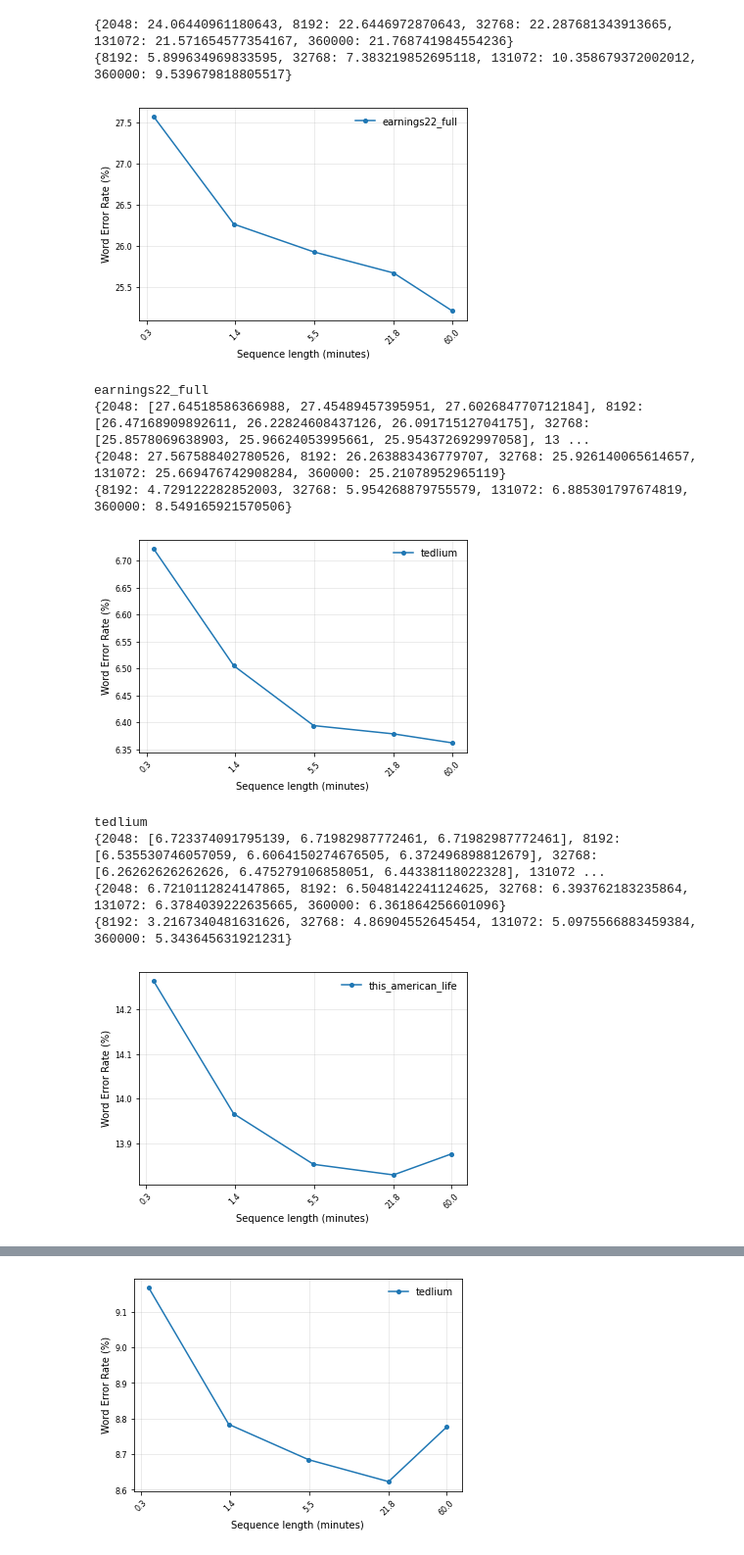
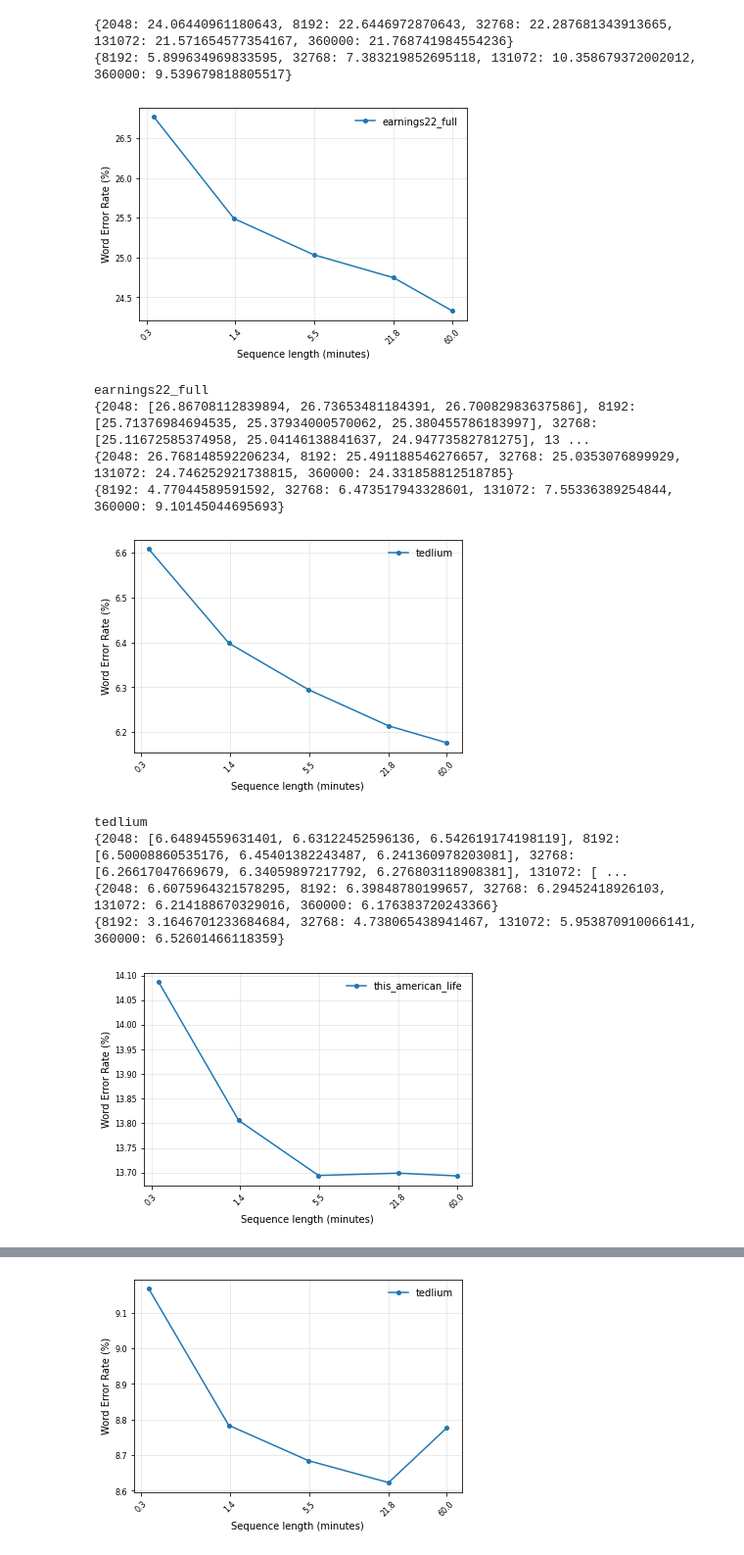
Before and after one commit to robflynnyh/long-context-asr, a Jupyter notebook: eval/results/eval.ipynb, the cells around one changed output, grey strips where cells are left out. Shown at 98% size. Drawn from its saved outputs; the diff is of its cells as text; code cells hidden in the pictures.

```diff
--- a/eval/results/eval.ipynb
+++ b/eval/results/eval.ipynb
@@ -368,46 +354,46 @@ def get_windowed_data(csv, dataset='earnings22_full', split=None, subsampling=8,
 
     return data_dict
 
-csv1 = pd.read_csv('./thesis/long_only_FT_3epoch.csv')
+csv1 = pd.read_csv('./thesis/long_only_FT_3epoch_5e5.csv')
 # csv2 = pd.read_csv('./thesis/floras50_final_lcontextFTcsv')
 
 
 for d in ["earnings22_full", "tedlium", "this_american_life", "rev16"]:
 
     earnings = get_windowed_data(csv1,split_on='FT-w', connector='-', dataset=d, subsampling=8, split='test' if d in ['tedlium', 'this_american_life'] else None)
     # earnings_nft = get_windowed_data(csv2, dataset=d, subsampling=8, average_duplicates=True, return_all=False)
 
 
     plt.plot([el/100/60 for el in sorted(earnings.keys())], [np.mean(earnings[key]) for key in sorted(earnings.keys())], label=d, marker='o', markersize=4)
     # plt.plot([el/100/60 for el in sorted(earnings_nft.keys())], [np.mean(earnings_nft[key]) for key in sorted(earnings_nft.keys())], label='Earnings-22 (+ long-context FT)', marker='o', markersize=4)
     ax=plt.gca()
     ax.set_xscale('log', basex=2)
     ax.set_xticks([round(el/100/60, 1) for el in sorted(earnings.keys())])
     ax.get_xaxis().set_major_formatter(matplotlib.ticker.ScalarFormatter())
     plt.rc('xtick', labelsize=tw)
     plt.xticks(rotation=rot)
     plt.rc('ytick', labelsize=tw)
     plt.xlabel('Sequence length (minutes)')
     plt.ylabel('Word Error Rate (%)')
     ax.grid(True, axis='both', alpha=0.3)
     plt.legend(framealpha=0.0, loc='upper right')
     plt.show()
     print(d)
     print(earnings)
     print({k:sum(v)/len(v) for k,v in earnings.items()})
     print(get_percentage_decrease_json({k:{'wer':sum(v)/len(v)} for k,v in earnings.items()}, min_key=2048))
 
 # plt.show()
 # %% [output]
-[figure, old version]
+[figure, new version]
 earnings22_full
-{2048: [27.64518586366988, 27.45489457395951, 27.602684770712184], 8192: [26.47168909892611, 26.22824608437126, 26.09171512704175], 32768: [25.8578069638903, 25.96624053995661, 25.954372692997058], 13 ...
-{2048: 27.567588402780526, 8192: 26.263883436779707, 32768: 25.926140065614657, 131072: 25.669476742908284, 360000: 25.21078952965119}
-{8192: 4.729122282852003, 32768: 5.954268879755579, 131072: 6.885301797674819, 360000: 8.549165921570506}
+{2048: [26.86708112839894, 26.73653481184391, 26.70082983637586], 8192: [25.71376984694535, 25.37934000570062, 25.380455786183997], 32768: [25.11672585374958, 25.04146138841637, 24.94773582781275], 13 ...
+{2048: 26.768148592206234, 8192: 25.491188546276657, 32768: 25.0353076899929, 131072: 24.746252921738815, 360000: 24.331858812518785}
+{8192: 4.77044589591592, 32768: 6.473517943328601, 131072: 7.55336389254844, 360000: 9.10145044695693}
-[figure, old version]
+[figure, new version]
 tedlium
-{2048: [6.723374091795139, 6.71982987772461, 6.71982987772461], 8192: [6.535530746057059, 6.6064150274676505, 6.372496898812679], 32768: [6.26262626262626, 6.475279106858051, 6.44338118022328], 131072 ...
-{2048: 6.7210112824147865, 8192: 6.5048142241124625, 32768: 6.393762183235864, 131072: 6.3784039222635665, 360000: 6.361864256601096}
-{8192: 3.2167340481631626, 32768: 4.86904552645454, 131072: 5.0975566883459384, 360000: 5.343645631921231}
+{2048: [6.64894559631401, 6.63122452596136, 6.542619174198119], 8192: [6.50008860535176, 6.45401382243487, 6.241360978203081], 32768: [6.26617047669679, 6.34059897217792, 6.276803118908381], 131072: [ ...
+{2048: 6.6075964321578295, 8192: 6.39848780199657, 32768: 6.29452418926103, 131072: 6.214188670329016, 360000: 6.176383720243366}
+{8192: 3.1646701233684684, 32768: 4.738065438941467, 131072: 5.953870910066141, 360000: 6.52601466118359}
-[figure, old version]
+[figure, new version]
 this_american_life
```
Also changed, not shown: parts of 3 cells of this notebook, 13 other files.
